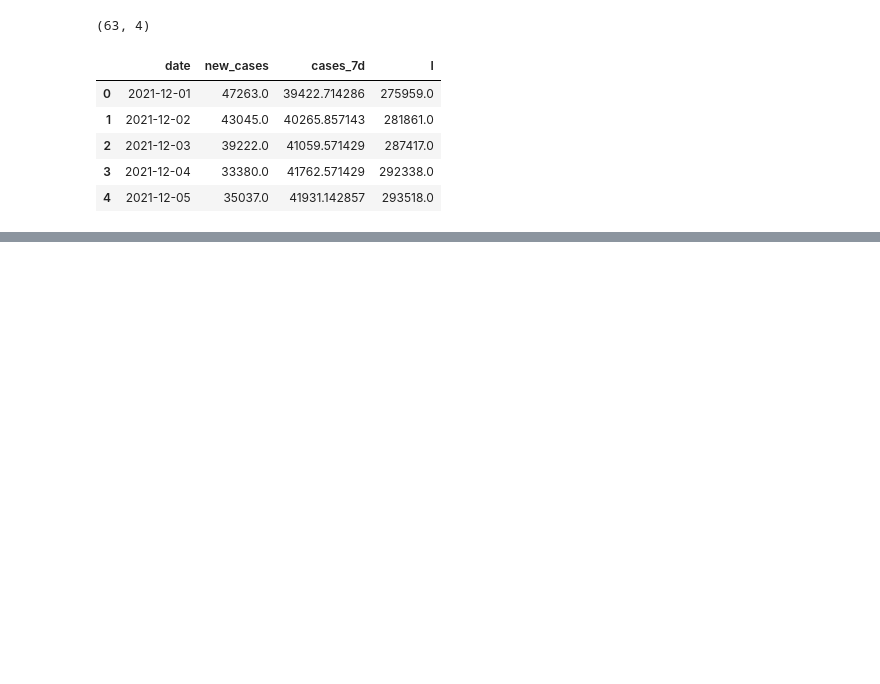
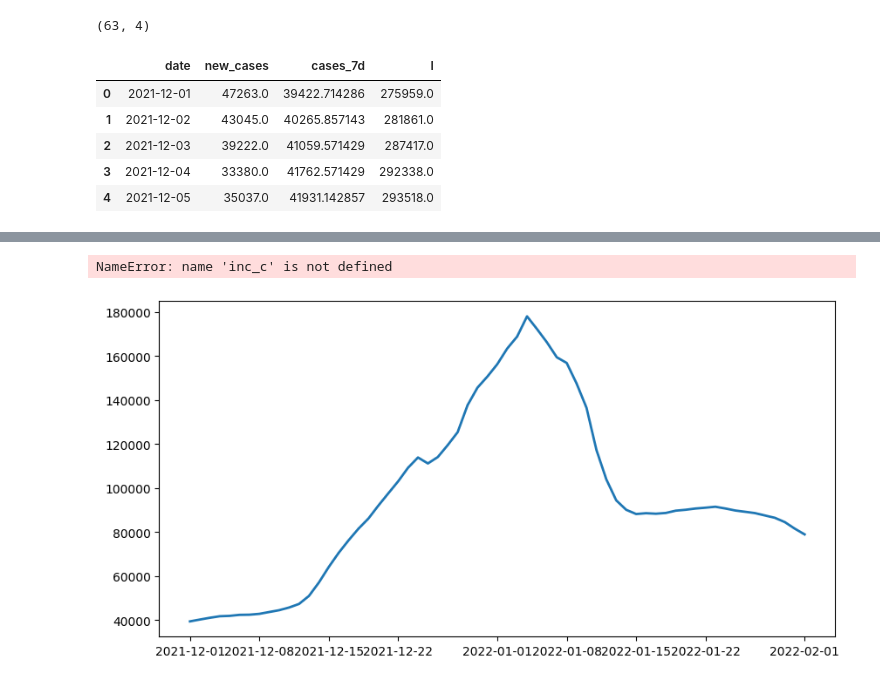
Before and after one commit to SequorIkkyu/covid-m4r, a Jupyter notebook: notebooks/sir_modelling.ipynb, the cells around one changed output, grey strips where cells are left out. Cells and saved outputs as stored; diff of their text form; code cells hidden in the pictures; blank space fills up the shorter version.

```diff
--- a/notebooks/sir_modelling.ipynb
+++ b/notebooks/sir_modelling.ipynb
@@ -146,0 +195,12 @@ plt.show()
+# %%
+def loss_timevarying(params):
+    beta0, k, gamma = params
+
+    if beta0 <= 0 or k < 0 or gamma <= 0:
+        return 1e20
+
+    S, I, R, incidence, beta_path = simulate_sir_timevarying(
+        beta0, k, gamma, N, S0, I0, R0, t_data
+    )
+
+    return np.mean((incidence - y_data) ** 2)
@@ -146,0 +260,14 @@ plt.show()
+# %%
+plt.figure(figsize=(10, 5))
+plt.plot(df_sir["date"], y_data, label="Observed", linewidth=2)
+plt.plot(df_sir["date"], inc_c, label="Constant-beta SIR")
+plt.plot(df_sir["date"], inc_tv, label="Time-varying beta SIR")
+plt.title("Model comparison")
+plt.xlabel("Date")
+plt.ylabel("Cases")
+plt.legend()
+plt.grid()
+plt.show()
+# %% [output]
+NameError: name 'inc_c' is not defined
+[figure, added]
```
Also changed, not shown: parts of 12 cells of this notebook, 1 other file.
